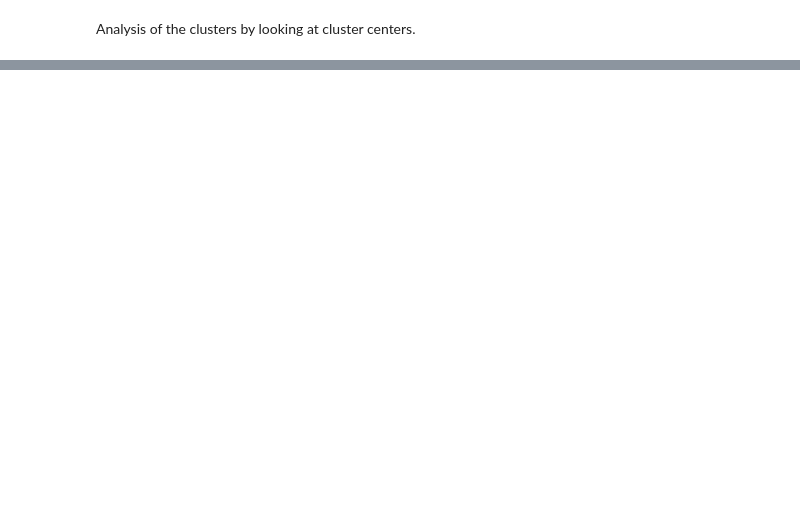
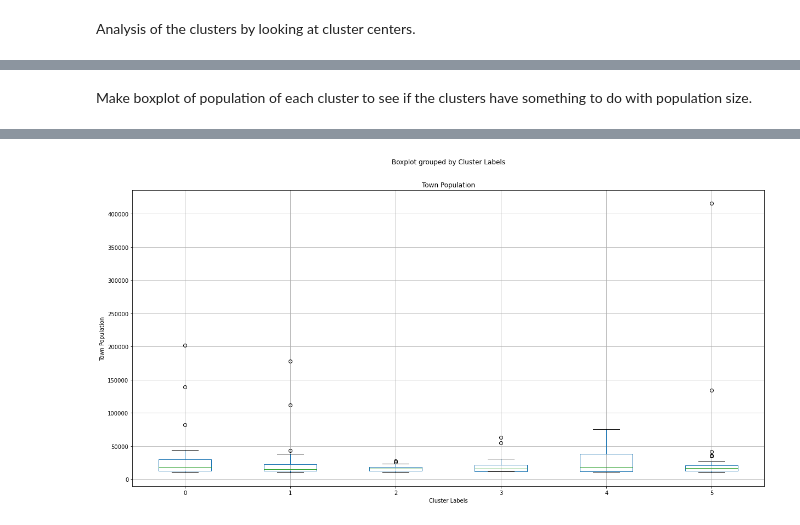
Before and after one commit to jodietrich/Coursera_Capstone, a Jupyter notebook: swiss_city_clustering.ipynb, the cells around one changed output, grey strips where cells are left out. Saved outputs shown, nothing was run; the diff lists cells and outputs as text; code cells hidden in the pictures; blank space fills up the shorter version.

```diff
--- a/swiss_city_clustering.ipynb
+++ b/swiss_city_clustering.ipynb
@@ -533,0 +516,8 @@ dtype: float64
+# %% [markdown]
+Make boxplot of population of each cluster to see if the clusters have something to do with population size.
+# %%
+display(swiss_cities_clustered.head())
+swiss_cities_clustered.boxplot(column='Town Population', by='Cluster Labels', figsize=(20, 10))
+plt.ylabel('Town Population')
+plt.show()
+# %% [output]
@@ -533,0 +530 @@ dtype: float64
+[figure, added]
```
Also changed, not shown: parts of 9 cells of this notebook.
